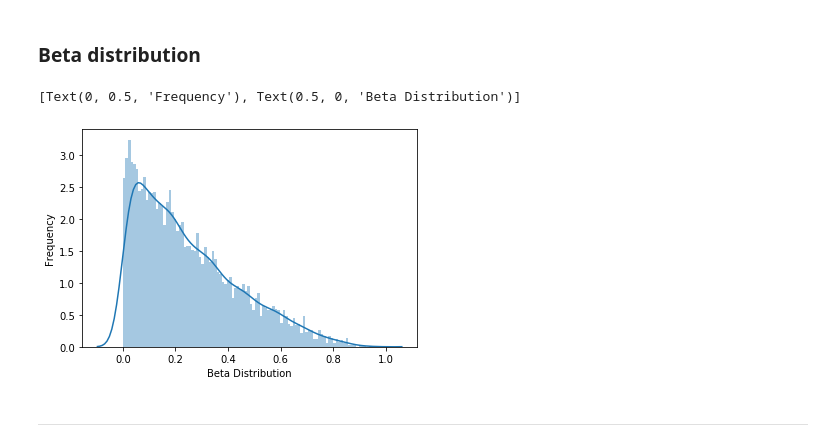
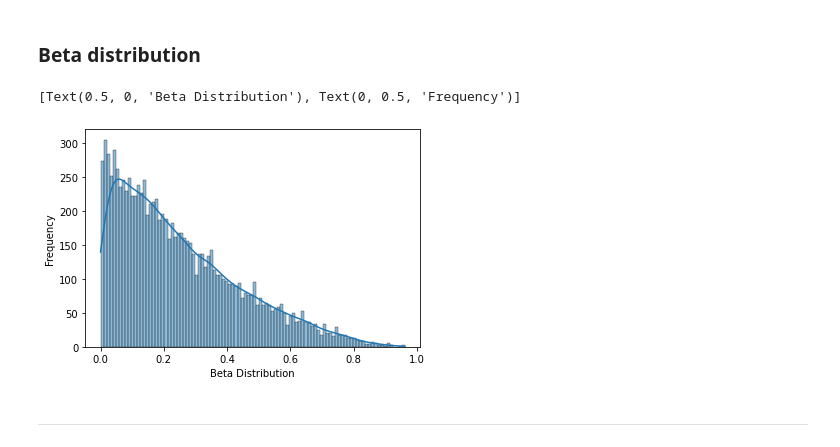
Before and after one commit to elisiojsj/Reference-Materials, a Jupyter notebook: Probability_distributions.ipynb, the cells around one changed output. Cells and saved outputs as stored; diff of their text form; code cells hidden in the pictures.

```diff
--- a/Probability_distributions.ipynb
+++ b/Probability_distributions.ipynb
@@ -291,10 +312,10 @@ b = 3
 start = 0
 data_beta = beta.rvs(a=a, b=b, loc=start, size=10000)
 # %%
-sns.distplot(data_beta, bins=100, kde=True).set(xlabel='Beta Distribution', ylabel='Frequency')
+sns.histplot(data_beta, bins=100, kde=True).set(xlabel='Beta Distribution', ylabel='Frequency')
 # %% [output]
-[Text(0, 0.5, 'Frequency'), Text(0.5, 0, 'Beta Distribution')]
+[Text(0.5, 0, 'Beta Distribution'), Text(0, 0.5, 'Frequency')]
-[figure, old version]
+[figure, new version]
 # %% [markdown]
 
 ---
```
Also changed, not shown: parts of 11 cells of this notebook.
